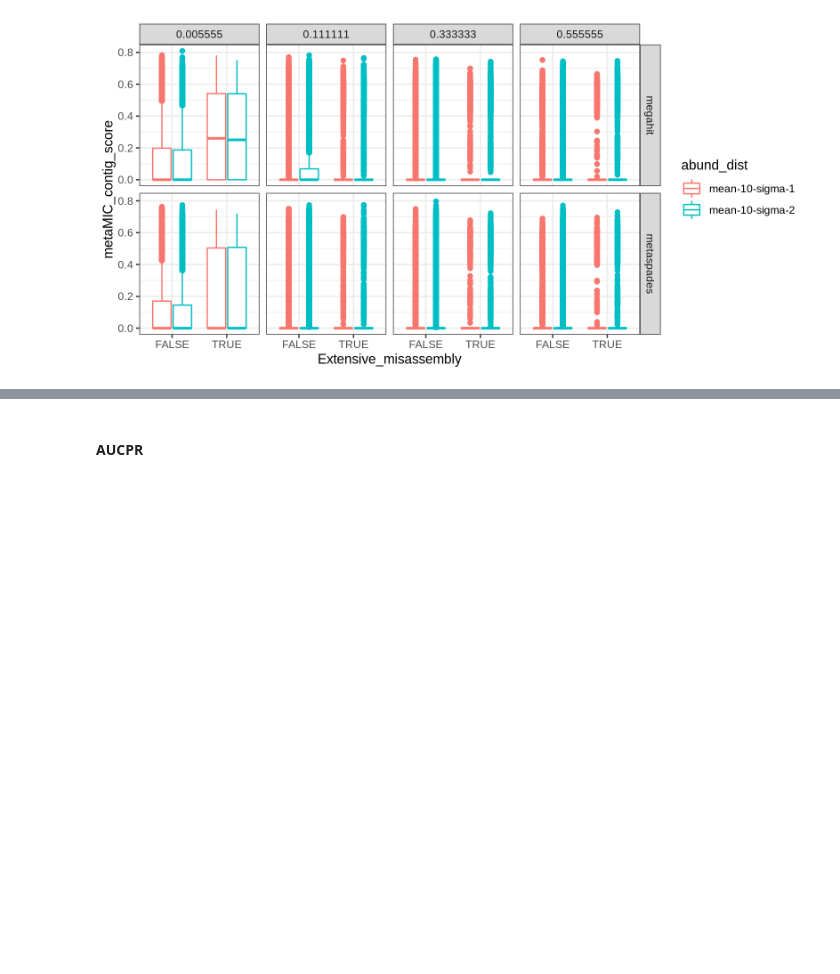
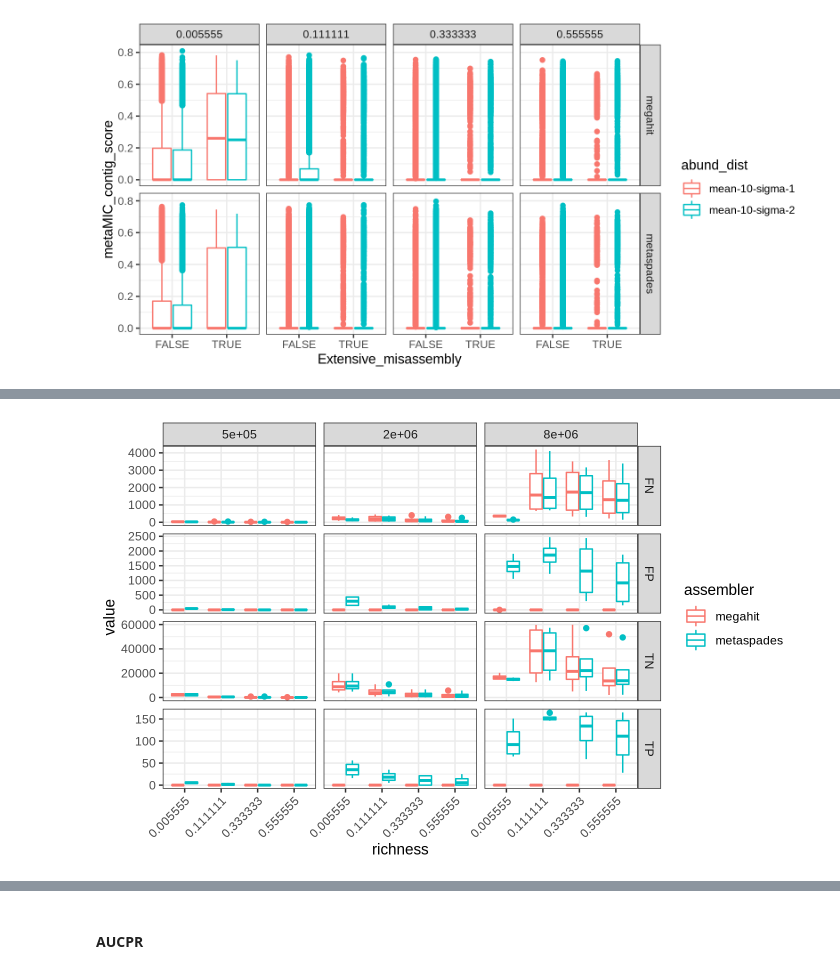
Before and after one commit to leylabmpi/resmico, a Jupyter notebook: notebooks/01_resmico-sm/02_GTDBr89_n9k-rand/01_train.ipynb, the cells around one changed output, grey strips where cells are left out. Cells and saved outputs as stored; diff of their text form; code cells hidden in the pictures; blank space fills up the shorter version.

```diff
--- a/notebooks/01_resmico-sm/02_GTDBr89_n9k-rand/01_train.ipynb
+++ b/notebooks/01_resmico-sm/02_GTDBr89_n9k-rand/01_train.ipynb
@@ -425,0 +477,18 @@ plot(p)
+# %%
+# plotting
+p = mMIC_s %>%
+    filter.(sim_rep == 1) %>%
+    mutate.(seq_depth = seq_depth %>% as.Num) %>%
+    pivot_longer.(cols=c(-assembler, -richness, -abund_dist,
+                         -sim_rep, -read_length, -seq_depth)) %>%
+    ggplot(aes(richness, value, color=assembler)) +
+    geom_boxplot() +
+    facet_grid(name ~ seq_depth, scales='free_y') +
+    theme_bw() +
+    theme(
+        axis.text.x = element_text(angle=45, hjust=1)
+    )
+p.dims(7,4.5)
+plot(p)
+# %% [output]
+[figure, added]
```
Also changed, not shown: parts of 9 cells of this notebook, 8 other files.
